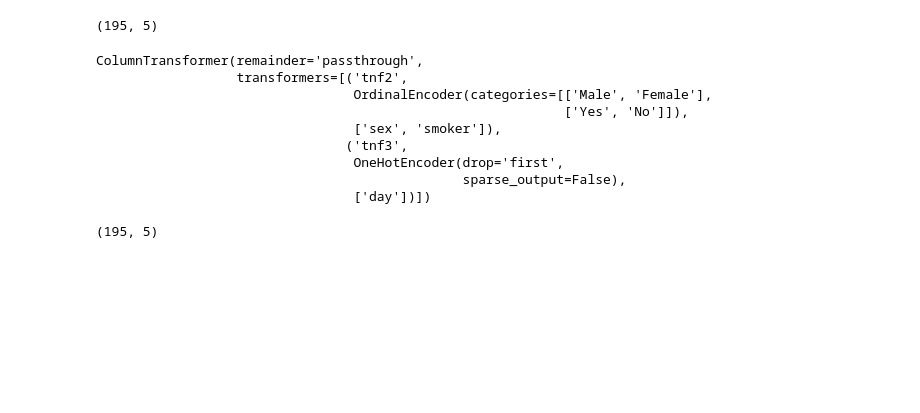
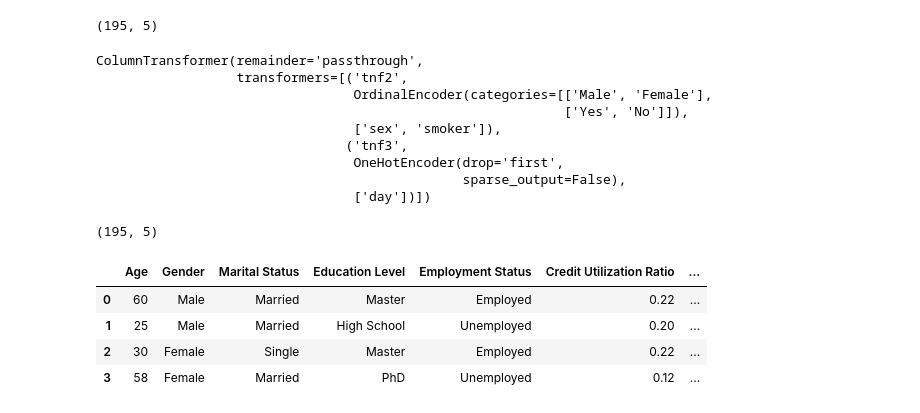
Before and after one commit to Divyanshpanchal960/python, a Jupyter notebook: practice_on_tipps_of_column_transform_.ipynb, the cells around one changed output. Cells and saved outputs as stored; diff of their text form; code cells hidden in the pictures; blank space fills up the shorter version.

```diff
--- a/practice_on_tipps_of_column_transform_.ipynb
+++ b/practice_on_tipps_of_column_transform_.ipynb
@@ -100,3 +100,12 @@ ColumnTransformer(remainder='passthrough',
 Transformer.fit_transform(x_train).shape
 # %% [output]
 (195, 5)
+# %%
+df=pd.read_csv('/content/credit_scoring - credit_scoring.csv')
+df.head(4)
+# %% [output]
+|  | Age | Gender | Marital Status | Education Level | Employment Status | Credit Utilization Ratio | ... |
+| 0 | 60 | Male | Married | Master | Employed | 0.22 | ... |
+| 1 | 25 | Male | Married | High School | Unemployed | 0.20 | ... |
+| 2 | 30 | Female | Single | Master | Employed | 0.22 | ... |
+| 3 | 58 | Female | Married | PhD | Unemployed | 0.12 | ... |
```
Also changed, not shown: parts of 25 cells of this notebook.
